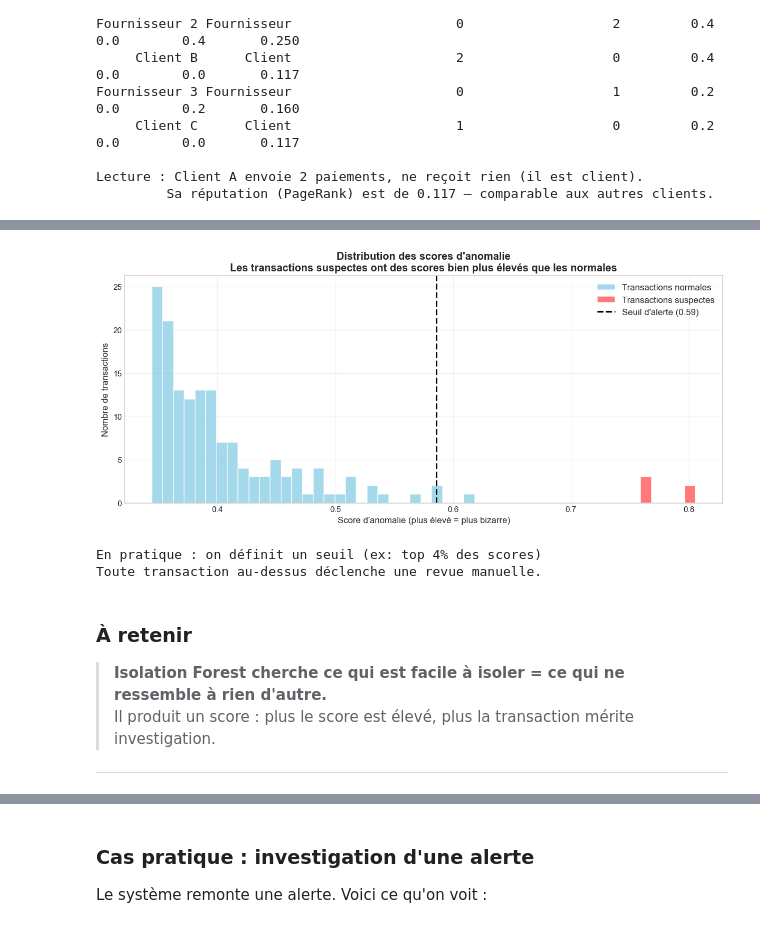
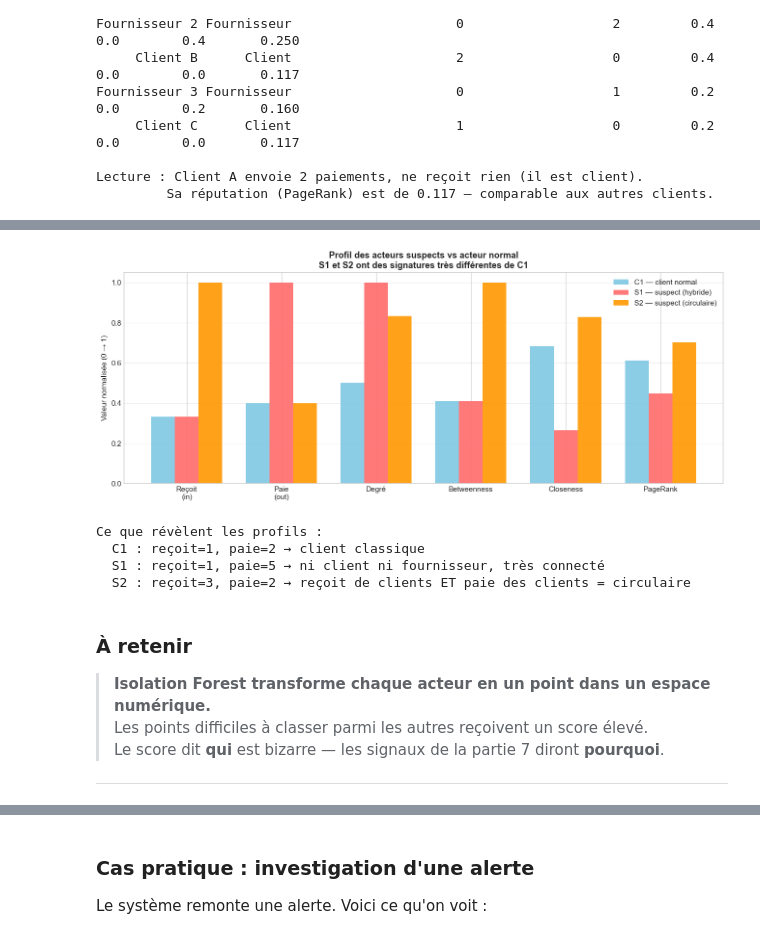
Before and after one commit to levmanuel/Graph, a Jupyter notebook: introduction_graphes.ipynb, the cells around one changed output, grey strips where cells are left out. Drawn from its saved outputs; the diff is of its cells as text; code cells hidden in the pictures.

```diff
--- a/introduction_graphes.ipynb
+++ b/introduction_graphes.ipynb
@@ -826,36 +927,46 @@ Plus le score est élevé, plus la transaction est difficile à expliquer.
 # %%
-fig, ax = plt.subplots(figsize=(11, 5))
+# Comparer les profils de S1, S2 et un client normal (C1)
+feature_names = ['Reçoit\n(in)', 'Paie\n(out)', 'Degré', 'Betweenness', 'Closeness', 'PageRank']
 
-scores_normaux  = scores[:n_normal]
-scores_suspects = scores[n_normal:]
+idx = {n: i for i, n in enumerate(nodes_if)}
+# Normaliser pour rendre les barres comparables visuellement
+feats_disp = feats_if / (feats_if.max(axis=0) + 1e-10)
 
-ax.hist(scores_normaux, bins=30, alpha=0.7, color='#7EC8E3', label='Transactions normales', edgecolor='white')
-ax.hist(scores_suspects, bins=5, alpha=0.9, color='#FF6B6B', label='Transactions suspectes', edgecolor='white')
+x = np.arange(len(feature_names))
+w = 0.25
 
-seuil = np.percentile(scores, 96)
-ax.axvline(seuil, color='black', linestyle='--', linewidth=2, label=f'Seuil d\'alerte ({seuil:.2f})')
+fig, ax = plt.subplots(figsize=(12, 5))
+ax.bar(x - w, feats_disp[idx['C1']], w, label='C1 — client normal',   color='#7EC8E3', alpha=0.9)
+ax.bar(x,     feats_disp[idx['S1']], w, label='S1 — suspect (hybride)', color='#FF6B6B', alpha=0.9)
+ax.bar(x + w, feats_disp[idx['S2']], w, label='S2 — suspect (circulaire)', color='#FF9800', alpha=0.9)
 
-ax.set_xlabel('Score d\'anomalie (plus élevé = plus bizarre)', fontsize=11)
-ax.set_ylabel('Nombre de transactions', fontsize=11)
-ax.set_title("Distribution des scores d'anomalie\n"
-             "Les transactions suspectes ont des scores bien plus élevés que les normales",
-             fontsize=13, fontweight='bold')
-ax.legend(fontsize=11)
-ax.grid(True, alpha=0.3)
+ax.set_xticks(x)
+ax.set_xticklabels(feature_names, fontsize=10)
+ax.set_ylabel('Valeur normalisée (0 → 1)', fontsize=10)
+ax.set_title("Profil des acteurs suspects vs acteur normal\n"
+             "S1 et S2 ont des signatures très différentes de C1",
+             fontsize=12, fontweight='bold')
+ax.legend(fontsize=10)
+ax.grid(True, axis='y', alpha=0.3)
 plt.tight_layout()
 plt.show()
 
-print("En pratique : on définit un seuil (ex: top 4% des scores)")
-print("Toute transaction au-dessus déclenche une revue manuelle.")
+print("Ce que révèlent les profils :")
+print(f"  C1 : reçoit={in_deg_if['C1']}, paie={out_deg_if['C1']} → client classique")
+print(f"  S1 : reçoit={in_deg_if['S1']}, paie={out_deg_if['S1']} → ni client ni fournisseur, très connecté")
+print(f"  S2 : reçoit={in_deg_if['S2']}, paie={out_deg_if['S2']} → reçoit de clients ET paie des clients = circulaire")
 # %% [output]
-[figure, old version]
+[figure, new version]
-En pratique : on définit un seuil (ex: top 4% des scores)
-Toute transaction au-dessus déclenche une revue manuelle.
+Ce que révèlent les profils :
+  C1 : reçoit=1, paie=2 → client classique
+  S1 : reçoit=1, paie=5 → ni client ni fournisseur, très connecté
+  S2 : reçoit=3, paie=2 → reçoit de clients ET paie des clients = circulaire
 # %% [markdown]
 ### À retenir
 
-> **Isolation Forest cherche ce qui est facile à isoler = ce qui ne ressemble à rien d'autre.**
-> Il produit un score : plus le score est élevé, plus la transaction mérite investigation.
+> **Isolation Forest transforme chaque acteur en un point dans un espace numérique.**
+> Les points difficiles à classer parmi les autres reçoivent un score élevé.
+> Le score dit **qui** est bizarre — les signaux de la partie 7 diront **pourquoi**.
 
 ---
 # %% [markdown]
```
Also changed, not shown: parts of 19 cells of this notebook, 3 other files.
